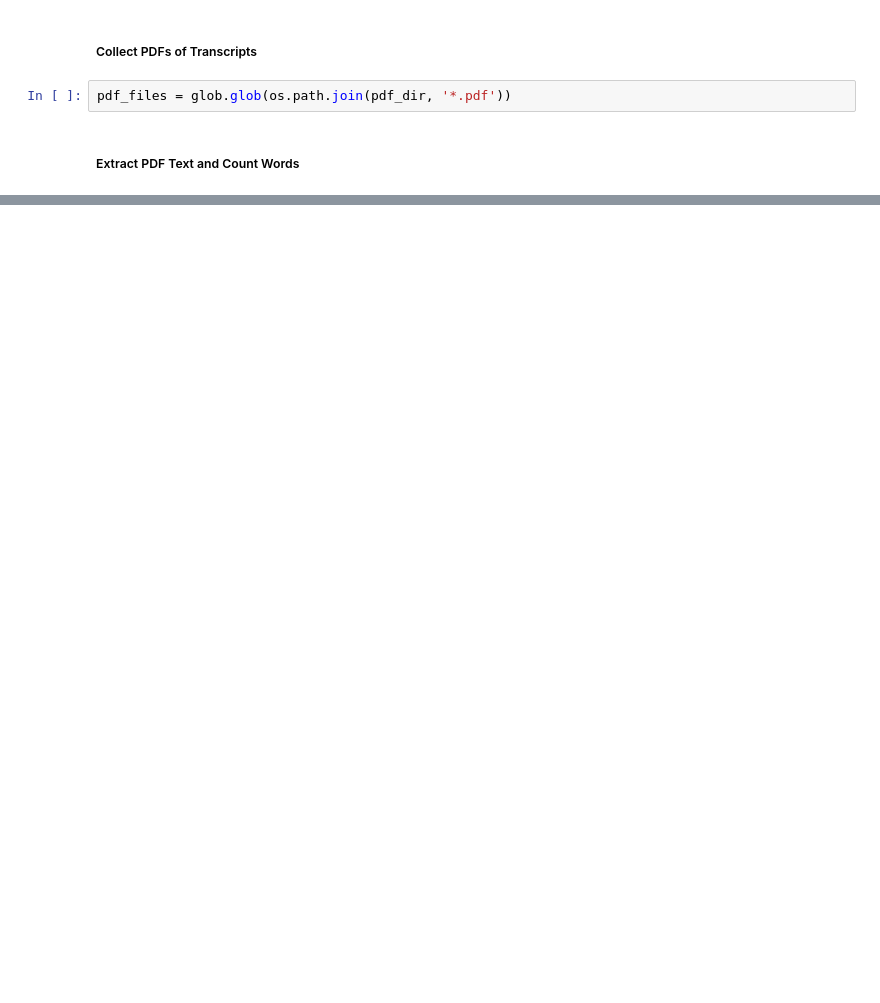
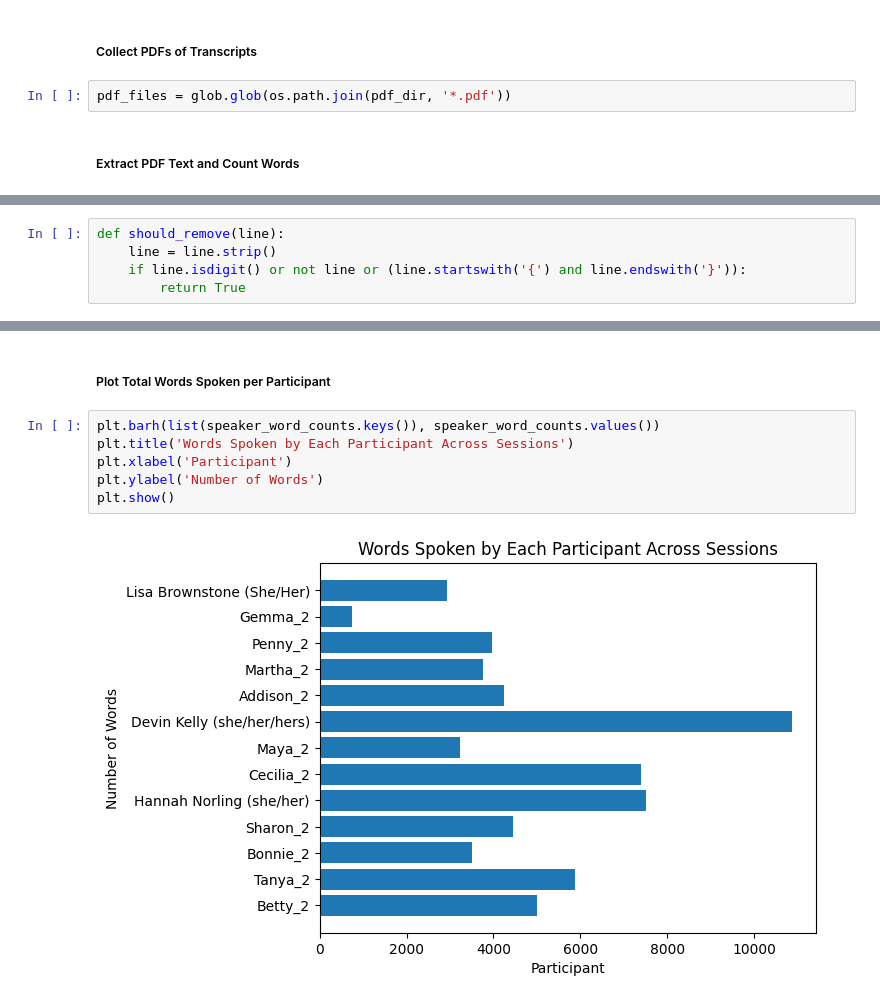
Before and after one commit to jstremme/nlp4psychotherapy, a Jupyter notebook: transcript_eda.ipynb, the cells around one changed output, grey strips where cells are left out. Saved outputs shown, nothing was run; the diff lists cells and outputs as text; blank space fills up the shorter version.

```diff
--- a/transcript_eda.ipynb
+++ b/transcript_eda.ipynb
@@ -85,0 +167,5 @@ Standard deviation of number of words per document: 835.15
+# %%
+def should_remove(line):
+    line = line.strip()
+    if line.isdigit() or not line or (line.startswith('{') and line.endswith('}')):
+        return True
@@ -157,0 +288,10 @@ Standard deviation of number of words per document: 1097.75
+# %% [markdown]
+##### Plot Total Words Spoken per Participant
+# %%
+plt.barh(list(speaker_word_counts.keys()), speaker_word_counts.values())
+plt.title('Words Spoken by Each Participant Across Sessions')
+plt.xlabel('Participant')
+plt.ylabel('Number of Words')
+plt.show()
+# %% [output]
+[figure, added]
```
Also changed, not shown: parts of 27 cells of this notebook, 5 other files.
